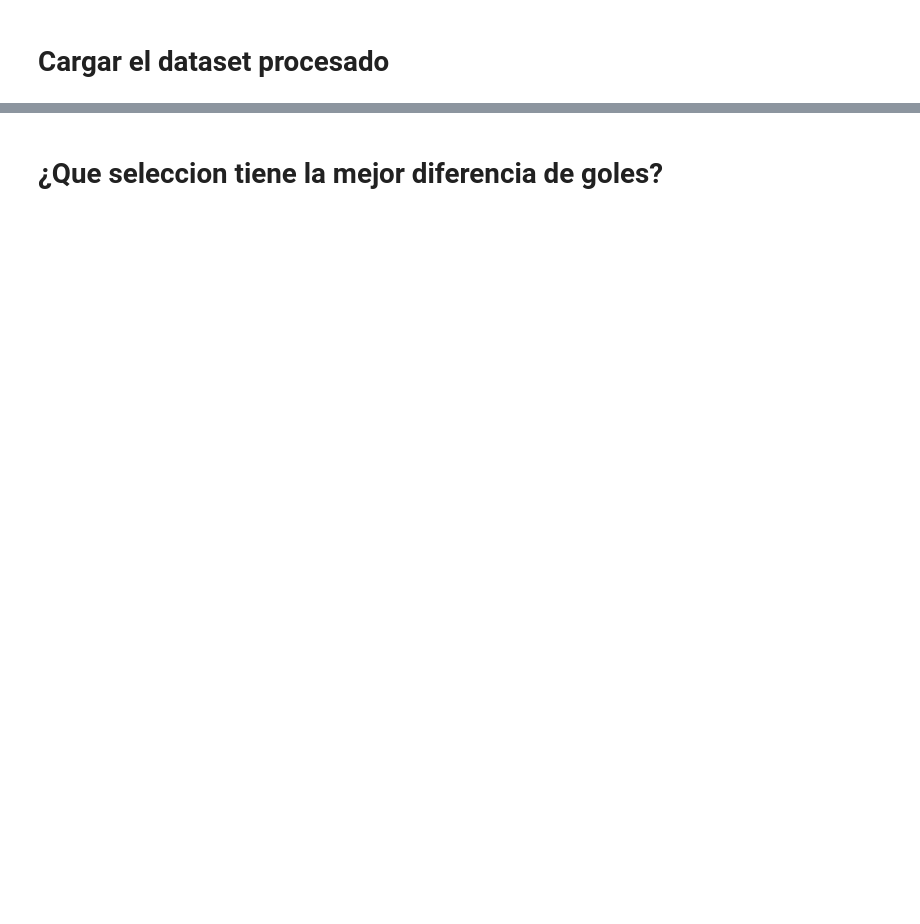
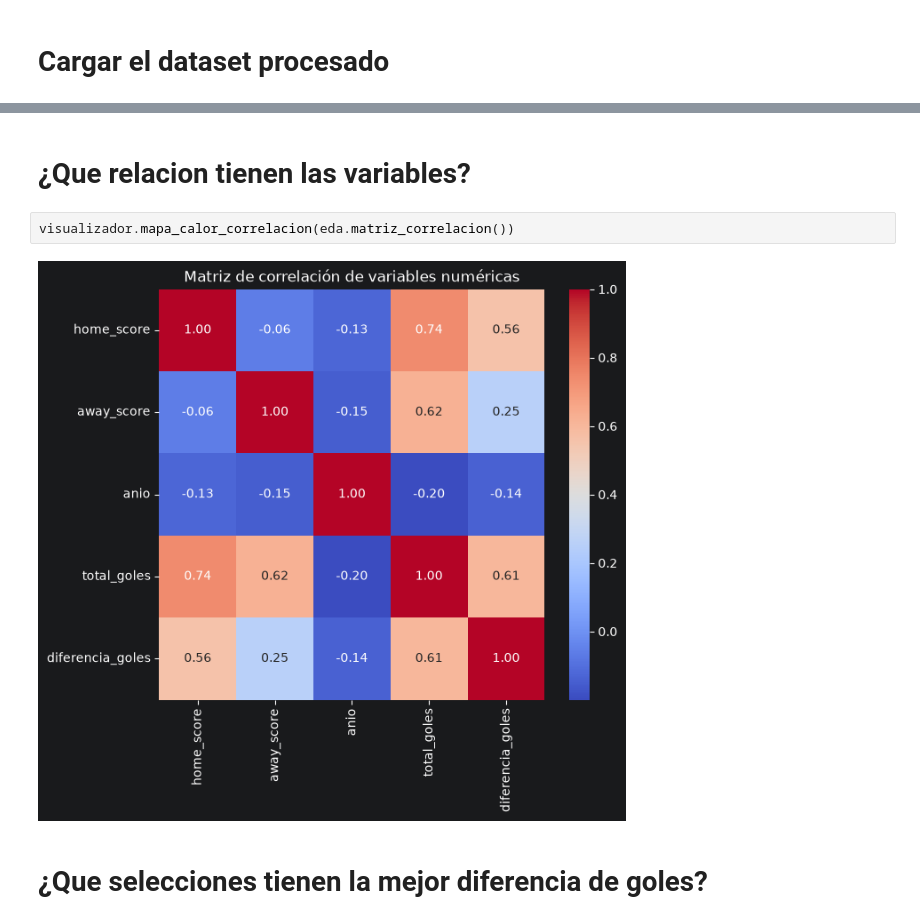
Before and after one commit to jeff0910968/Proyecto2, a Jupyter notebook: notebooks/Visualizacion.ipynb, the cells around one changed output, grey strips where cells are left out. Cells and saved outputs as stored; diff of their text form; blank space fills up the shorter version.

```diff
--- a/notebooks/Visualizacion.ipynb
+++ b/notebooks/Visualizacion.ipynb
@@ -61,2 +30,8 @@ Gráfico guardado en data/processed/graficos/02_distribucion_resultados.png
+# %% [markdown]
+# ¿Que relacion tienen las variables?
+# %%
+visualizador.mapa_calor_correlacion(eda.matriz_correlacion())
+# %% [output]
+[figure, added]
 # %% [markdown]
-# ¿Que seleccion tiene la mejor diferencia de goles?
+# ¿Que selecciones tienen la mejor diferencia de goles?
```
Also changed, not shown: parts of 19 cells of this notebook.
